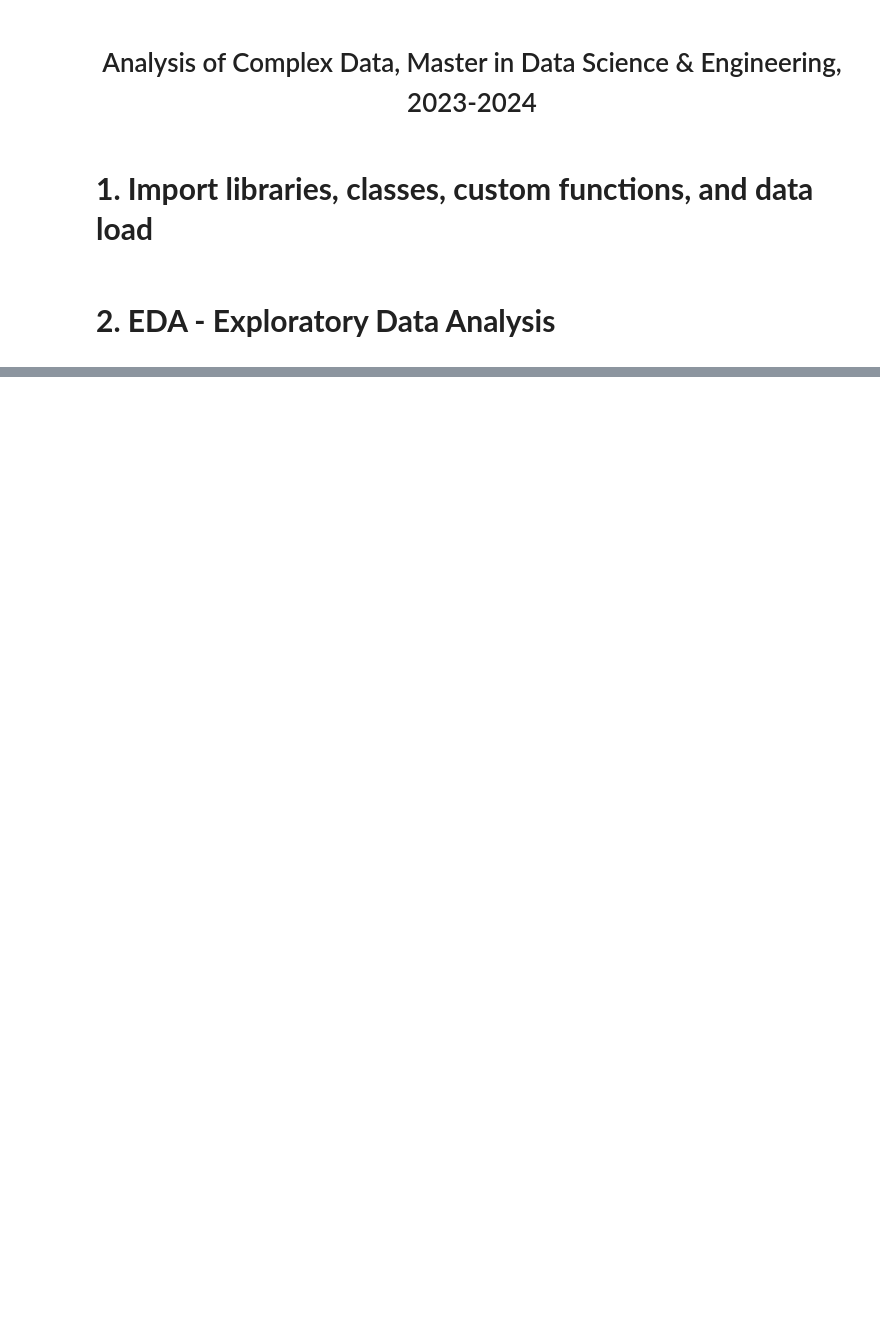
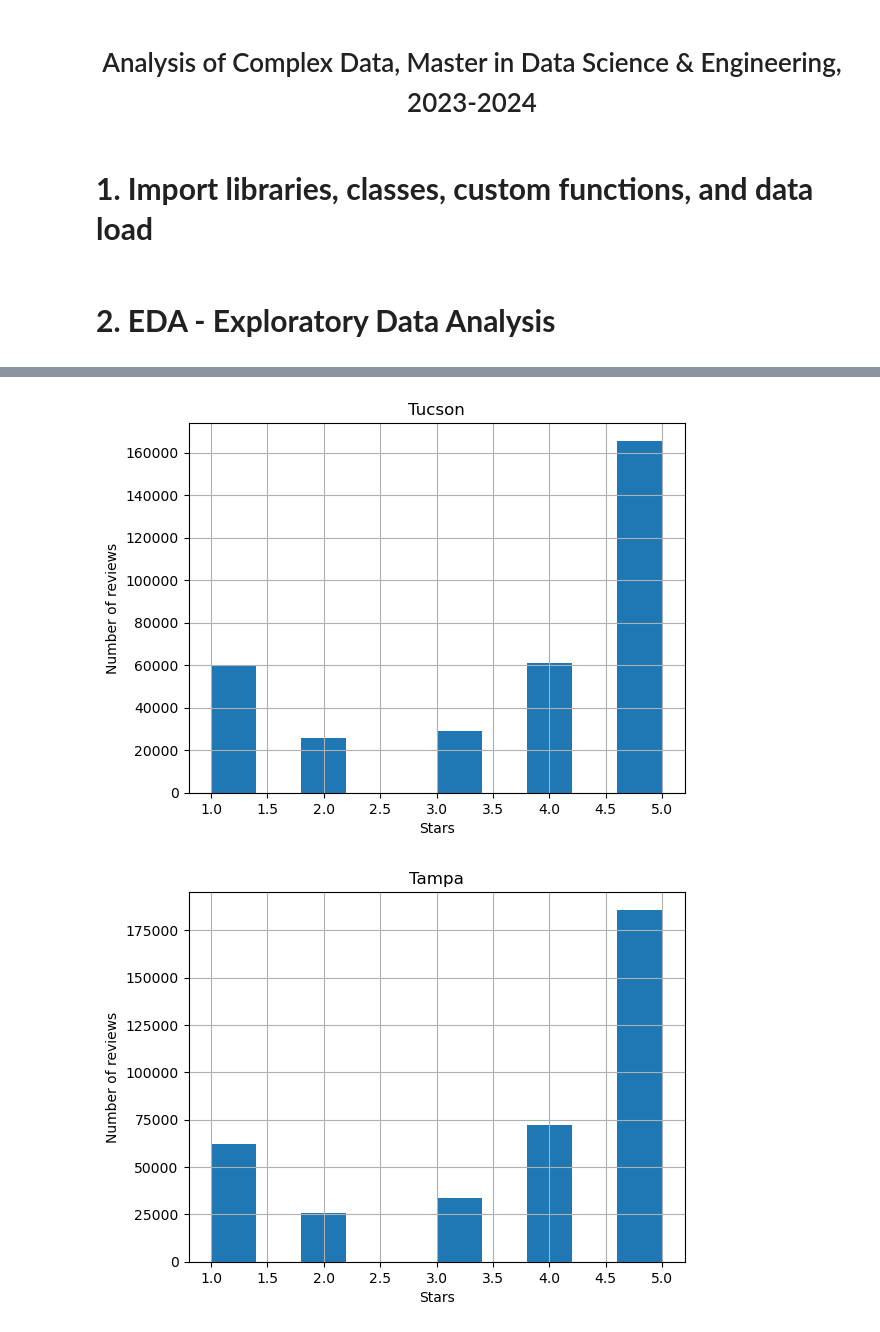
Before and after one commit to PPortela00/Recommendation-System---, a Jupyter notebook: notebook.ipynb, the cells around one changed output, grey strips where cells are left out. Saved outputs shown, nothing was run; the diff lists cells and outputs as text; code cells hidden in the pictures; blank space fills up the shorter version.

Commit message:
more util funcs to make notebook cleaner

```diff
--- a/notebook.ipynb
+++ b/notebook.ipynb
@@ -115,0 +59,3 @@ array([[<Axes: title={'center': 'stars'}>]], dtype=object)
+# %%
+top5_variance_cities = utils.Top5VarianceCities(cities_reviews)
+top5_variance_cities
@@ -115,0 +69,5 @@ array([[<Axes: title={'center': 'stars'}>]], dtype=object)
+# %%
+top5_cities = list(top5_variance_cities['city'])
+
+city_describe = utils.DescribeCities(cities_reviews, top5_cities)
+city_describe
@@ -115,0 +84,9 @@ array([[<Axes: title={'center': 'stars'}>]], dtype=object)
+# %%
+utils.HistogramEDA2_2(cities_reviews, top5_cities[0])
+utils.HistogramEDA2_2(cities_reviews, top5_cities[1])
+utils.HistogramEDA2_2(cities_reviews, top5_cities[2])
+utils.HistogramEDA2_2(cities_reviews, top5_cities[3])
+utils.HistogramEDA2_2(cities_reviews, top5_cities[4])
+# %% [output]
+[figure, added]
+[figure, added]
```
Also changed, not shown: parts of 9 cells of this notebook, 1 other file.
